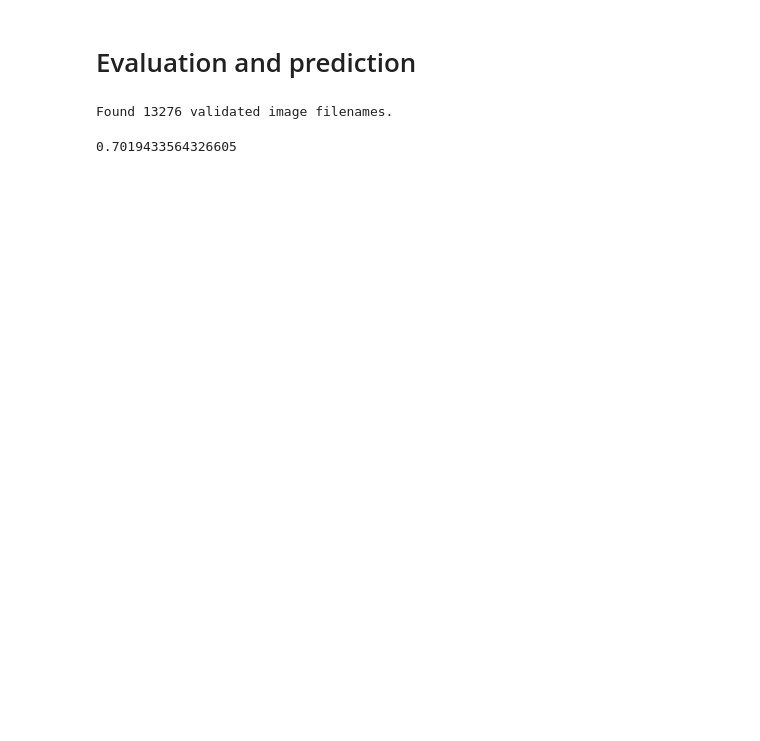
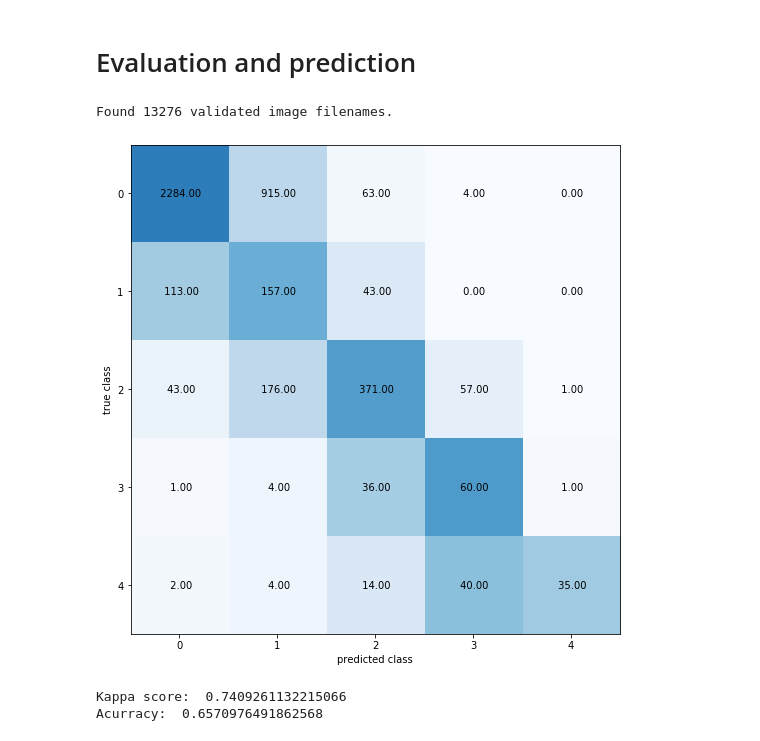
Before and after one commit to SaizFerri/diabetic-retinopathy-detection, a Jupyter notebook: model/ResNet_50.ipynb, the cells around one changed output. Cells and saved outputs as stored; diff of their text form; code cells hidden in the pictures; blank space fills up the shorter version.

```diff
--- a/model/ResNet_50.ipynb
+++ b/model/ResNet_50.ipynb
@@ -412,10 +431,9 @@ plt.xticks(classes)
   iaa.Fliplr(0.5),
   iaa.Flipud(0.5),
   iaa.Sequential([
-    iaa.Affine(rotate=(0, 360)),
     iaa.Sometimes(0.5, iaa.Crop(percent=(0.01, 0.1), sample_independently=False)), # crop image equally on both sides
   ]),
-  iaa.Multiply((0.9, 1.5)),
+  iaa.Multiply((0.9, 1.5))
 ], random_order=True)
 # %%
 BATCH_SIZE = 32
@@ -498,8 +516,8 @@ class HistoryLogger(keras.callbacks.Callback):
 
 
 def lr_schedule(epoch, alpha):
-  decay = (1 - (epoch / float(10))) ** 1
-  alpha = 0.00001 * decay
+  decay = (1 - (epoch / float(10))) ** 2
+  alpha = 0.000001 * decay
 
   return float(alpha)
 
@@ -523,18 +541,17 @@ class KappaMetric(CohenKappa):
       super().update_state(t, p, sample_weight)
 
 # Callbacks
-checkpoint = keras.callbacks.ModelCheckpoint(f'{DATASET_PATH}checkpoints/resnet50_dense_regression_last.h5', verbose=1, save_best_only=True, save_weights_only=True)
+checkpoint = keras.callbacks.ModelCheckpoint(f'{DATASET_PATH}checkpoints/resnet50_dense_regression_last_384_5.h5', verbose=1, save_best_only=True, save_weights_only=True)
 lr_callback = keras.callbacks.LearningRateScheduler(lr_schedule, verbose=1)
-hs_callback = HistoryLogger(f'from_imagenet_keras_history_full')
+hs_callback = HistoryLogger(f'from_imagenet_history_full_384_5')
 
 model = ResNet(classes=5)(keras.Input(shape=(IMG_SIZE, IMG_SIZE, 3)))
 model = generate_model(model, 5, (IMG_SIZE, IMG_SIZE, 3))
-model.load_weights(last_checkpoint)
+model.load_weights(f'{DATASET_PATH}checkpoints/resnet50_dense_regression_last_384_5.h5')
 # %%
-model.compile(optimizer=keras.optimizers.Adam(learning_rate=0.00001), loss='mse', metrics=['mae', 'accuracy', KappaMetric()])
+model.compile(optimizer=keras.optimizers.Adam(learning_rate=0.000001), loss='mse', metrics=['mae', 'accuracy', KappaMetric()])
 model.fit(train_generator,
-          epochs=30,
-          initial_epoch=6,
+          epochs=5,
           validation_data=validation_generator,
           callbacks=[checkpoint, hs_callback],
           max_queue_size=16,
@@ -675,20 +645,18 @@ def classify05(x):
       return 3
   return 4
 # %%
-datagen = keras.preprocessing.image.ImageDataGenerator(rescale=1./255)
-validation_generator = datagen.flow_from_dataframe(
+test_generator = datagen.flow_from_dataframe(
     dataframe=test_df,
     x_col='image',
     y_col='level',
     class_mode='raw',
-    shuffle=False,
     batch_size=BATCH_SIZE*2,
     target_size=(IMG_SIZE, IMG_SIZE),
     directory=DATA_PATH,
     validate_filenames=True)
 
-predictions = []
-true_labels = []
+y_predicted = []
+y_true = []
 
 progress = keras.utils.Progbar(target=len(validation_generator))
 
@@ -701,15 +669,34 @@ for i in range(len(validation_generator)):
   for j in range(len(_predictions)):
     class_p = int(classify05(_predictions[j]))
     class_t = int(true_y[j])
-    predictions.append(class_p)
-    true_labels.append(class_t)
+    y_predicted.append(class_p)
+    y_true.append(class_t)
 
   progress.update(i)
 # %% [output]
 Found 13276 validated image filenames.
-# %%
-import sklearn.metrics
-
-sklearn.metrics.accuracy_score(true_labels, predictions)
-# %% [output]
-0.7019433564326605
+# %%
+confusion_matrix = np.zeros((5, 5))
+
+for i in range(len(y_predicted)):
+  confusion_matrix[y_true[i], y_predicted[i]] += 1
+
+fig, ax = plt.subplots(figsize=(9, 9))
+ax.imshow(confusion_matrix.astype(float) / confusion_matrix.sum(axis=1)[:, np.newaxis], cmap = plt.cm.Blues, vmax=1.0, vmin=0.0)
+ax.set_xlabel('predicted class')
+ax.set_ylabel('true class')
+
+for (i, j), z in np.ndenumerate(confusion_matrix):
+  ax.text(j, i, f'{z: 0.2f}', ha='center', va='center')
+
+fig.show()
+# %% [output]
+[figure, added]
+# %%
+import sklearn.metrics
+
+print('Kappa score: ', sklearn.metrics.cohen_kappa_score(y_true, y_predicted, weights='quadratic'))
+print('Acurracy: ', sklearn.metrics.accuracy_score(y_true, y_predicted))
+# %% [output]
+Kappa score:  0.7409261132215066
+Acurracy:  0.6570976491862568
```
Also changed, not shown: parts of 12 cells of this notebook.
